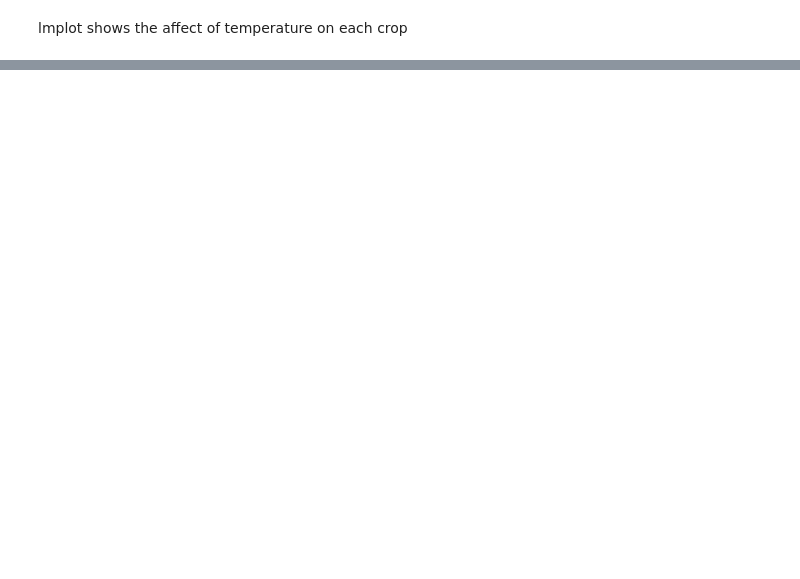
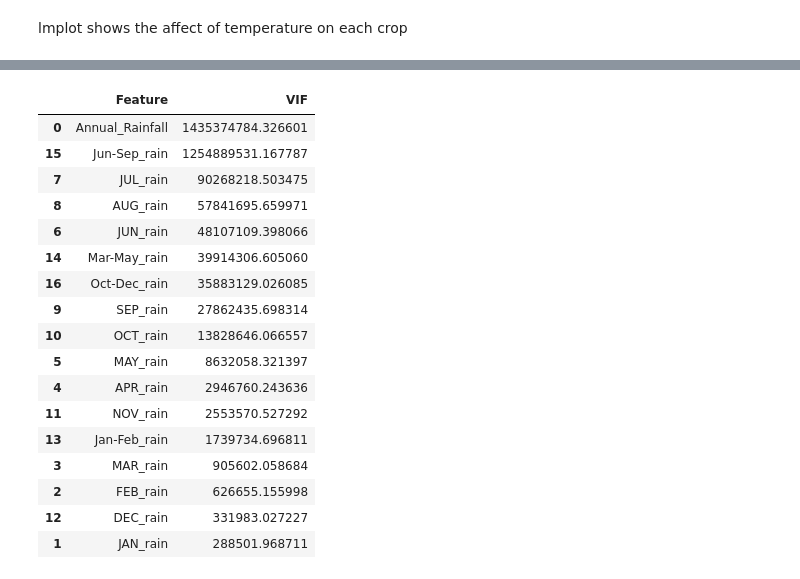
Before and after one commit to Sneha-s-kumarr/ICTAK_DSA_FinalProject, a Jupyter notebook: Crop_Yield_prediction_regression_task.ipynb, the cells around one changed output, grey strips where cells are left out. Drawn from its saved outputs; the diff is of its cells as text; code cells hidden in the pictures; blank space fills up the shorter version.

```diff
--- a/Crop_Yield_prediction_regression_task.ipynb
+++ b/Crop_Yield_prediction_regression_task.ipynb
@@ -593,0 +625,8 @@ sns.lmplot(data=yield_df, x='Monsoon_temp', y='Yield', hue='Crop', col='Crop', c
+# %%
+rain_cols= [col for col in yield_df.columns if 'rain' in col.lower()]
+corr= yield_df[rain_cols].corr()
+
+plt.figure(figsize= (11, 6))
+sns.heatmap(corr, annot= True, cmap= 'coolwarm', fmt= ".2f")
+plt.title('Correlation among Rainfall features')
+plt.show()
@@ -593,0 +645,29 @@ sns.lmplot(data=yield_df, x='Monsoon_temp', y='Yield', hue='Crop', col='Crop', c
+# %%
+# Variance Inflation Factor - Quantifies how much a feature in inflated due to multicollinearity
+
+from statsmodels.stats.outliers_influence import variance_inflation_factor
+
+X= yield_df[rain_cols].dropna().copy()
+vif_data= pd.DataFrame()
+vif_data['Feature']= X.columns
+vif_data['VIF']= [variance_inflation_factor(X.values, i) for i in range(X.shape[1])]
+vif_data.sort_values(by="VIF", ascending=False)
+# %% [output]
+|  | Feature | VIF |
+| 0 | Annual_Rainfall | 1435374784.326601 |
+| 15 | Jun-Sep_rain | 1254889531.167787 |
+| 7 | JUL_rain | 90268218.503475 |
+| 8 | AUG_rain | 57841695.659971 |
+| 6 | JUN_rain | 48107109.398066 |
+| 14 | Mar-May_rain | 39914306.605060 |
+| 16 | Oct-Dec_rain | 35883129.026085 |
+| 9 | SEP_rain | 27862435.698314 |
+| 10 | OCT_rain | 13828646.066557 |
+| 5 | MAY_rain | 8632058.321397 |
+| 4 | APR_rain | 2946760.243636 |
+| 11 | NOV_rain | 2553570.527292 |
+| 13 | Jan-Feb_rain | 1739734.696811 |
+| 3 | MAR_rain | 905602.058684 |
+| 2 | FEB_rain | 626655.155998 |
+| 12 | DEC_rain | 331983.027227 |
+| 1 | JAN_rain | 288501.968711 |
```
Also changed, not shown: parts of 12 cells of this notebook.
